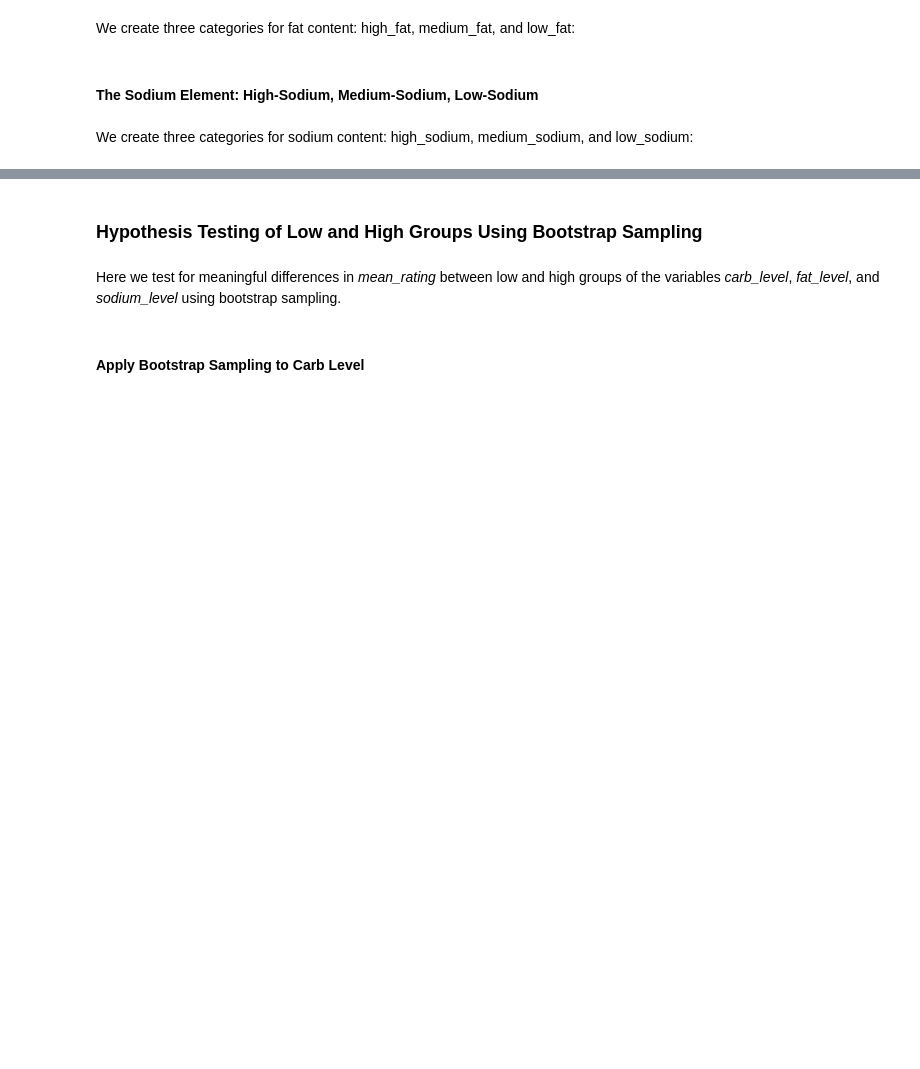
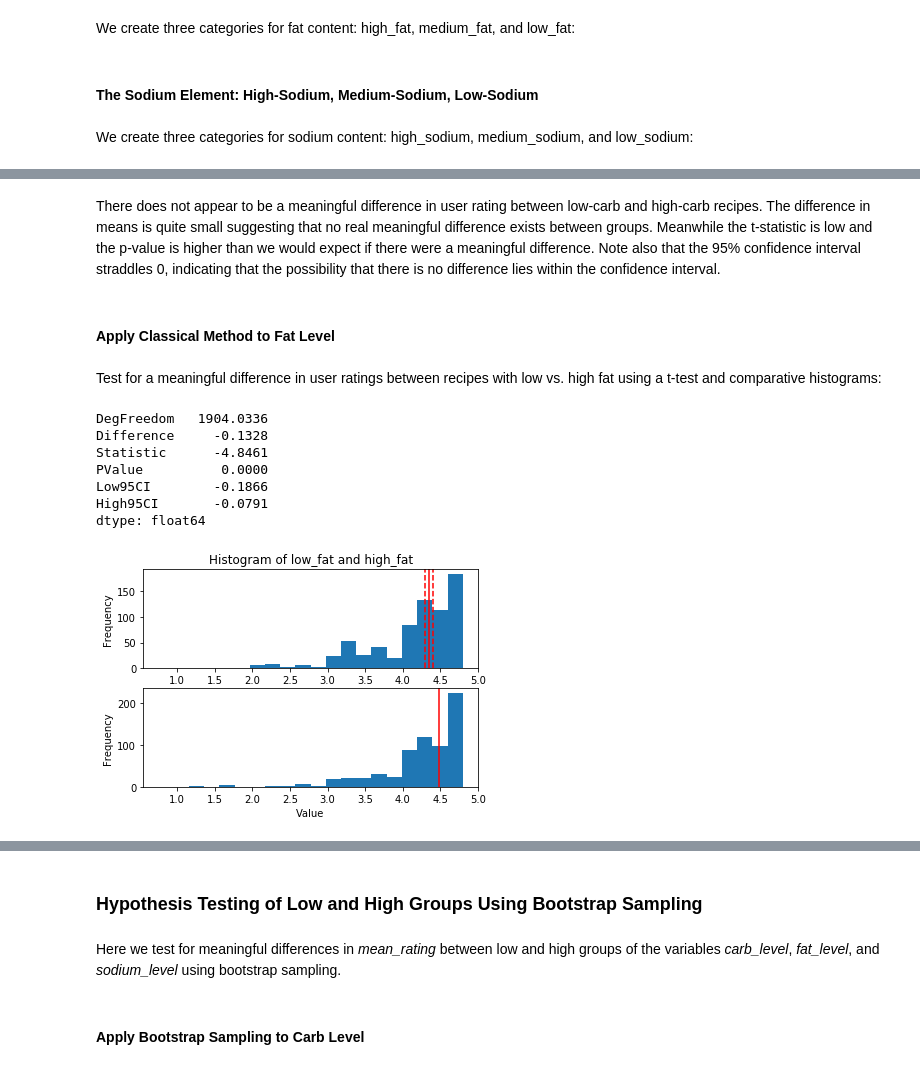
Before and after one commit to pelorenz/data-science-410, a Jupyter notebook: PeterLorenz-M02.ipynb, the cells around one changed output, grey strips where cells are left out. Cells and saved outputs as stored; diff of their text form; code cells hidden in the pictures; blank space fills up the shorter version.

```diff
--- a/PeterLorenz-M02.ipynb
+++ b/PeterLorenz-M02.ipynb
@@ -347,0 +426,26 @@ recipes['sodium_level'] = sodium_level
+# %% [markdown]
+There does not appear to be a meaningful difference in user rating between low-carb and high-carb recipes. The difference in means is quite small suggesting that no real meaningful difference exists between groups. Meanwhile the t-statistic is low and the p-value is higher than we would expect if there were a meaningful difference. Note also that the 95% confidence interval straddles 0, indicating that the possibility that there is no difference lies within the confidence interval.
+# %% [markdown]
+#### Apply Classical Method to Fat Level
+# %% [markdown]
+Test for a meaningful difference in user ratings between recipes with low vs. high fat using a t-test and comparative histograms:
+# %%
+# Extract groups
+low_fat = np.array(recipes.loc[recipes.loc[:, 'fat_level'] == 'low_fat', 'mean_rating'])
+high_fat = np.array(recipes.loc[recipes.loc[:, 'fat_level'] == 'high_fat', 'mean_rating'])
+
+# perform t-test
+test_fat_level = t_test(low_fat, high_fat, alpha = 0.05)
+print(test_fat_level)
+
+# produce comparative plots
+plot_t(low_fat, high_fat, test_fat_level, cols=['low_fat', 'high_fat'])
+# %% [output]
+DegFreedom   1904.0336
+Difference     -0.1328
+Statistic      -4.8461
+PValue          0.0000
+Low95CI        -0.1866
+High95CI       -0.0791
+dtype: float64
+[figure, added]
```
Also changed, not shown: parts of 46 cells of this notebook.
